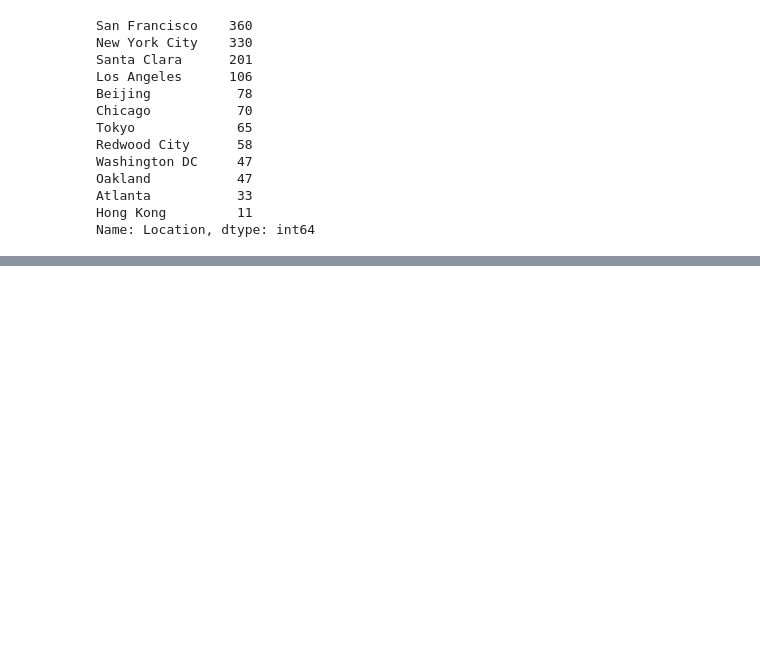
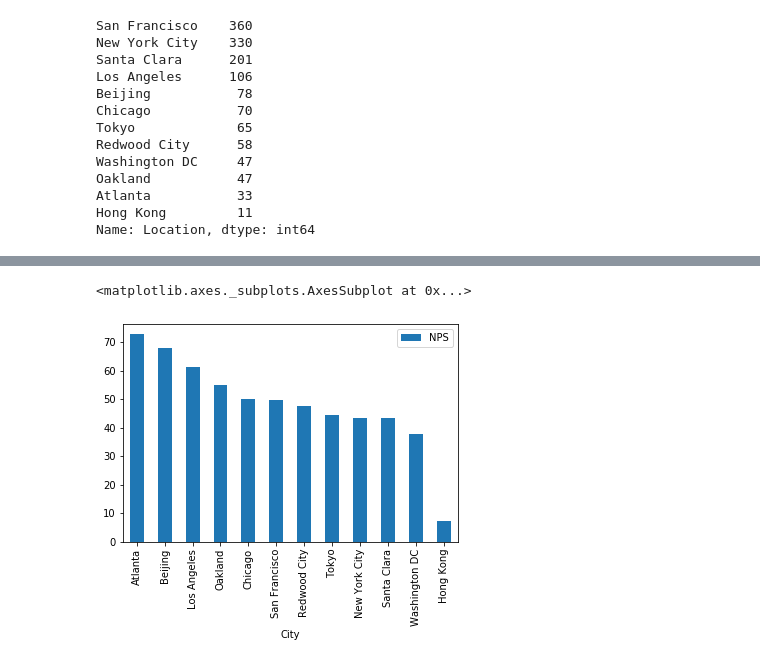
Before and after one commit to APNovichkov/pandas-datascience, a Jupyter notebook: projects/NPS-project/nps_project.ipynb, the cells around one changed output, grey strips where cells are left out. Cells and saved outputs as stored; diff of their text form; code cells hidden in the pictures; blank space fills up the shorter version.

```diff
--- a/projects/NPS-project/nps_project.ipynb
+++ b/projects/NPS-project/nps_project.ipynb
@@ -200,0 +212,3 @@ df.groupby(['Location'])
+# %%
+nps_city_df = pd.DataFrame(nps_dict_fordf)
+nps_city_df
@@ -200,0 +229,8 @@ df.groupby(['Location'])
+# %%
+nps_city_df = nps_city_df.sort_values(by="NPS", ascending=False)
+# %%
+# These are the cities with the best NPS
+nps_city_df.plot(x='City', y='NPS', kind='bar')
+# %% [output]
+<matplotlib.axes._subplots.AxesSubplot at 0x...>
+[figure, added]
```
Also changed, not shown: parts of 76 cells of this notebook.
